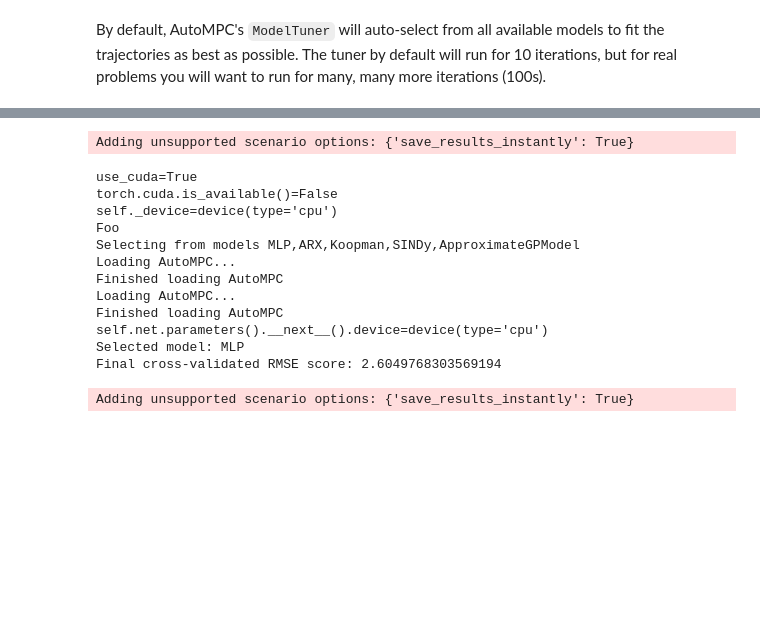
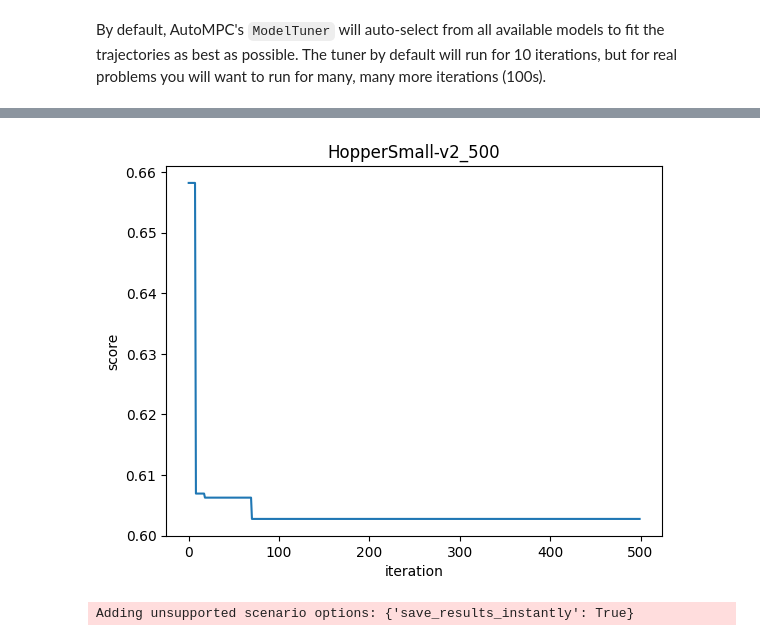
Before and after one commit to williamedwards/autompc, a Jupyter notebook: examples/5_Model_Tuning copy.ipynb, the cells around one changed output, grey strips where cells are left out. Saved outputs shown, nothing was run; the diff lists cells and outputs as text; code cells hidden in the pictures; blank space fills up the shorter version.

Commit message:
Initially finish the pipeline for meta-learning.

```diff
--- a/examples/5_Model_Tuning copy.ipynb
+++ b/examples/5_Model_Tuning copy.ipynb
@@ -174,7 +156,14 @@ PATH = '/home/baoyu/baoyul2/autompc/autompc/model_metalearning/meta_data'
 # name = "HalfCheetah-v2"
 # name = "HalfCheetahGravityOneAndHalf-v2"
 # name = "HalfCheetahSmall-v2"
-name = "SwimmerSmall-v2"
+# name = "SwimmerSmall-v2"
+
+# Small test
+test_small_names = ["HopperSmall-v2", "Walker2dSmall-v2", "InvertedPendulumSmall-v2", "AntSmall-v2", "InvertedDoublePendulumSmall-v2"]
+# name = "Walker2dSmall-v2"
+# name = "HopperSmall-v2"
+name = test_small_names[0]
+print(name)
 data_name = name + '.pkl'
 
 input_file_name = os.path.join(PATH, data_name)
@@ -190,21 +180,21 @@ Finished loading AutoMPC
 import os
 from autompc.tuning import ModelTuner
 
-tuner = ModelTuner(system,trajs,verbose=1,multi_fidelity=False)
+tuner = ModelTuner(system,trajs,verbose=1,multi_fidelity=False, meta_learning=False)
 print("Selecting from models",",".join(model.name for model in tuner.model.models))
-tuned_model,tune_result = tuner.run(n_iters=100)
+tuned_model,tune_result = tuner.run(n_iters=500, eval_timeout=600)
 
 print("Selected model:",tuned_model.name)
 print("Selected configuration", tune_result.inc_cfg)
 print("Final cross-validated RMSE score:",tune_result.inc_costs[-1])
 
 # Save the configuration
-PATH = '/home/baoyu/baoyul2/autompc/autompc/model_metalearning/meta_cfg'
-data_name = name + '.pkl'
-output_file_name = os.path.join(PATH, data_name)
-print("Dumping to ", output_file_name)
-with open(output_file_name, 'wb') as fh:
-    pickle.dump(tune_result.inc_cfg, fh)
+# PATH = '/home/baoyu/baoyul2/autompc/autompc/model_metalearning/meta_cfg'
+# data_name = name + '.pkl'
+# output_file_name = os.path.join(PATH, data_name)
+# print("Dumping to ", output_file_name)
+# with open(output_file_name, 'wb') as fh:
+#     pickle.dump(tune_result.inc_cfg, fh)
 # %% [output]
 Adding unsupported scenario options: {'save_results_instantly': True}
 use_cuda=True
@@ -301,26 +341,14 @@ os.environ['CUDA_VISIBLE_DEVICES'] = '-1'
-# %%
-from autompc.tuning import ModelTuner
-
-tuner = ModelTuner(system,trajs,verbose=1,multi_fidelity=False)
-print("Selecting from models",",".join(model.name for model in tuner.model.models))
-tuned_model,tune_result = tuner.run(n_iters=2)
-
-print("Selected model:",tuned_model.name)
-print("Final cross-validated RMSE score:",tune_result.inc_costs[-1])
-# %% [output]
-Adding unsupported scenario options: {'save_results_instantly': True}
-use_cuda=True
-torch.cuda.is_available()=False
-self._device=device(type='cpu')
-Foo
-Selecting from models MLP,ARX,Koopman,SINDy,ApproximateGPModel
-Loading AutoMPC...
-Finished loading AutoMPC
-Loading AutoMPC...
-Finished loading AutoMPC
-self.net.parameters().__next__().device=device(type='cpu')
-Selected model: MLP
-Final cross-validated RMSE score: 2.6049768303569194
+# %%
+from autompc.graphs import plot_tuning_curve,plot_tuning_correlations
+import matplotlib.pyplot as plt
+
+plt.plot(tune_result.inc_costs)
+plt.title(name + '_500')
+plt.ylabel('score')
+plt.xlabel('iteration')
+plt.show()
+# %% [output]
+[figure, added]
 # %%
 # Time-out
 from autompc.tuning import ModelTuner
```
Also changed, not shown: parts of 5 cells of this notebook, 7 other files.
